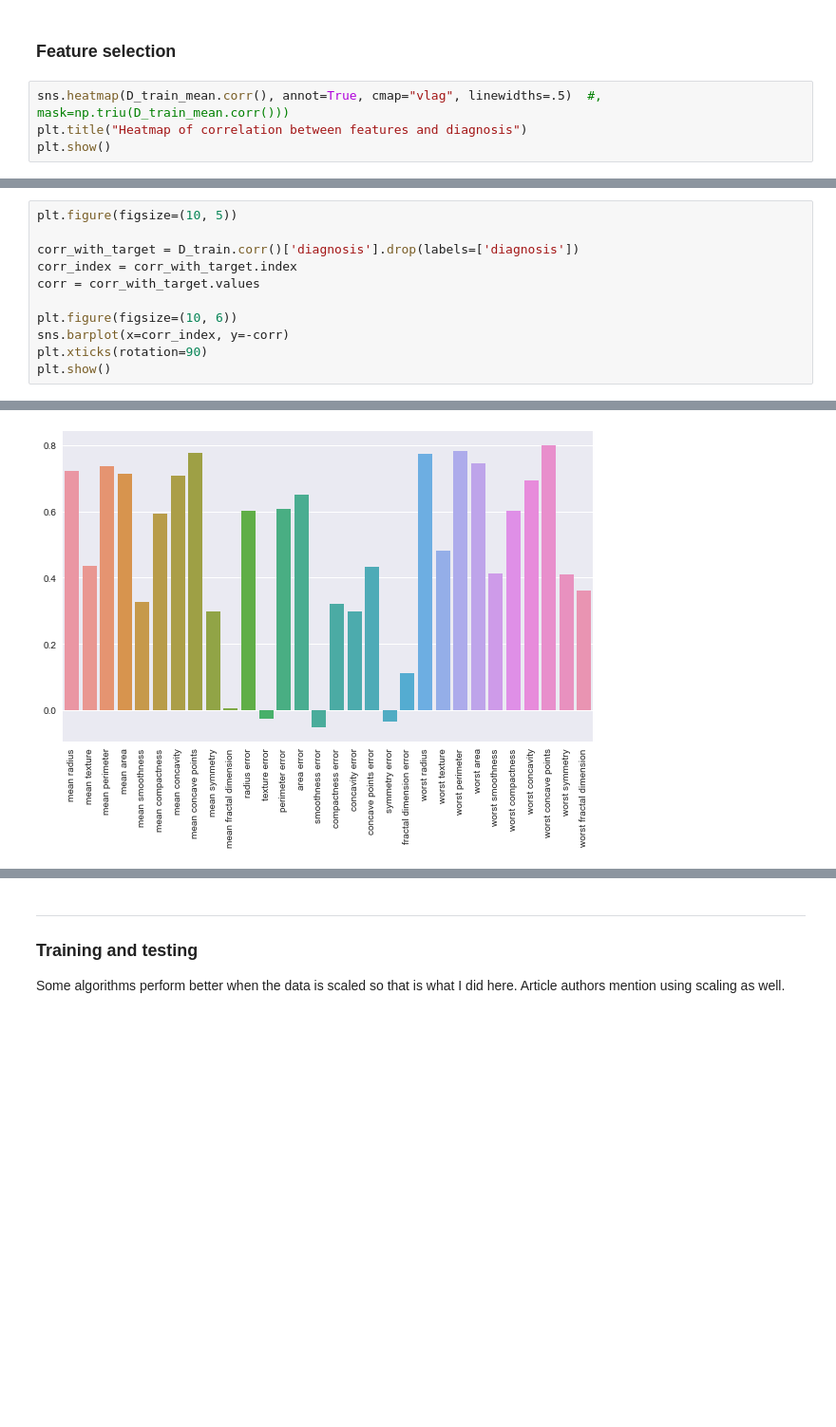
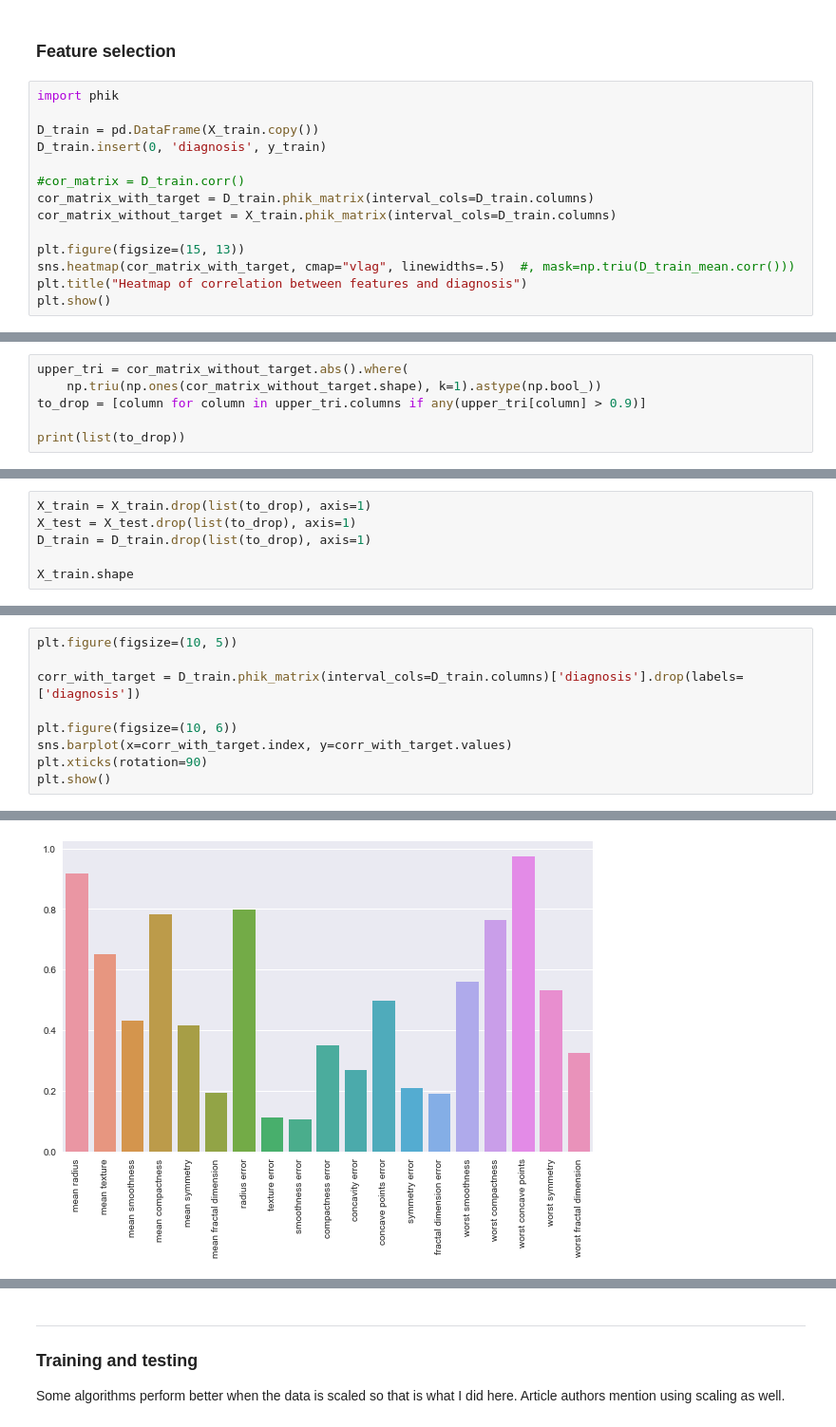
Before and after one commit to fsentin/uzop-extended, a Jupyter notebook: projectNotebook.ipynb, the cells around one changed output, grey strips where cells are left out. Shown at 95% size. Saved outputs shown, nothing was run; the diff lists cells and outputs as text; blank space fills up the shorter version.

```diff
--- a/projectNotebook.ipynb
+++ b/projectNotebook.ipynb
@@ -159,7 +134,17 @@ D_train_mean = D_train[
 # %% [markdown]
 ### Feature selection
 # %%
-sns.heatmap(D_train_mean.corr(), annot=True, cmap="vlag", linewidths=.5)  #, mask=np.triu(D_train_mean.corr()))
+import phik
+
+D_train = pd.DataFrame(X_train.copy())
+D_train.insert(0, 'diagnosis', y_train)
+
+#cor_matrix = D_train.corr()
+cor_matrix_with_target = D_train.phik_matrix(interval_cols=D_train.columns)
+cor_matrix_without_target = X_train.phik_matrix(interval_cols=D_train.columns)
+
+plt.figure(figsize=(15, 13))
+sns.heatmap(cor_matrix_with_target, cmap="vlag", linewidths=.5)  #, mask=np.triu(D_train_mean.corr()))
 plt.title("Heatmap of correlation between features and diagnosis")
 plt.show()
 # %% [output]
@@ -166,0 +156,6 @@ plt.show()
+# %%
+upper_tri = cor_matrix_without_target.abs().where(
+    np.triu(np.ones(cor_matrix_without_target.shape), k=1).astype(np.bool_))
+to_drop = [column for column in upper_tri.columns if any(upper_tri[column] > 0.9)]
+
+print(list(to_drop))
@@ -166,0 +164,6 @@ plt.show()
+# %%
+X_train = X_train.drop(list(to_drop), axis=1)
+X_test = X_test.drop(list(to_drop), axis=1)
+D_train = D_train.drop(list(to_drop), axis=1)
+
+X_train.shape
@@ -167,14 +172,12 @@ plt.show()
 # %%
 plt.figure(figsize=(10, 5))
 
-corr_with_target = D_train.corr()['diagnosis'].drop(labels=['diagnosis'])
-corr_index = corr_with_target.index
-corr = corr_with_target.values
+corr_with_target = D_train.phik_matrix(interval_cols=D_train.columns)['diagnosis'].drop(labels=['diagnosis'])
 
 plt.figure(figsize=(10, 6))
-sns.barplot(x=corr_index, y=-corr)
+sns.barplot(x=corr_with_target.index, y=corr_with_target.values)
 plt.xticks(rotation=90)
 plt.show()
 # %% [output]
 <Figure size 720x360 with 0 Axes>
-[figure, old version]
+[figure, new version]
```
Also changed, not shown: parts of 26 cells of this notebook.
